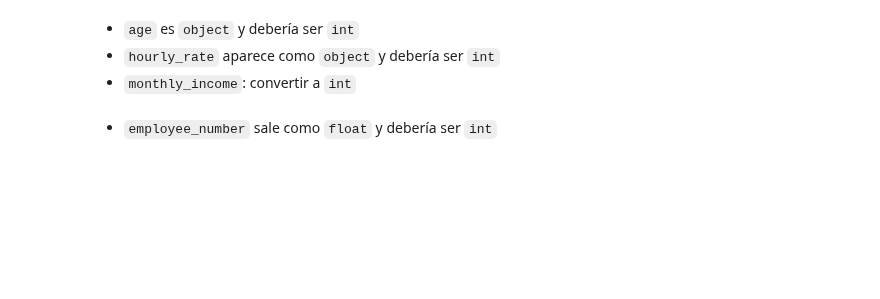
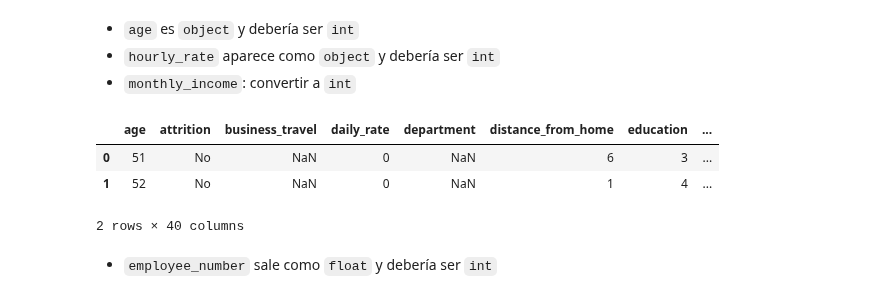
Before and after one commit to Violainedlst/proyecto-da-promo-H-modulo-3-team-2-People-pulse, a Jupyter notebook: Fase2_TDD_1.0.ipynb, the cells around one changed output. Saved outputs shown, nothing was run; the diff lists cells and outputs as text; code cells hidden in the pictures; blank space fills up the shorter version.

```diff
--- a/Fase2_TDD_1.0.ipynb
+++ b/Fase2_TDD_1.0.ipynb
@@ -108,17 +201,22 @@ data.head(2)
 # %%
 columnas3 = ['age', 'hourly_rate', 'monthly_income']
 
 # Itera sobre cada columna en la lista de columnas a convertir
 for columna in columnas3:
     # Asegúrate de que los valores de la columna son de tipo string
-    data[columna] = data[columna].astype(str)
+    data_noid[columna] = data_noid[columna].astype(str)
     # Elimina cualquier valor no numérico o vacío y reemplaza por 0
-    data[columna] = data[columna].replace(['nan', '', ' '], '0')
+    data_noid[columna] = data_noid[columna].replace(['nan', '', ' '], '0')
     # Convierte la columna a tipo numérico (int)
-    data[columna] = pd.to_numeric(data[columna], errors='coerce').fillna(0).astype(int)
+    data_noid[columna] = pd.to_numeric(data_noid[columna], errors='coerce').fillna(0).astype(int)
 
 # Muestra las primeras filas del DataFrame para verificar que los valores de las columnas se han modificado correctamente
-data.head(2)
+data_noid.head(2)
+# %% [output]
+|  | age | attrition | business_travel | daily_rate | department | distance_from_home | education | ... |
+| 0 | 51 | No | NaN | 0 | NaN | 6 | 3 | ... |
+| 1 | 52 | No | NaN | 0 | NaN | 1 | 4 | ... |
+2 rows × 40 columns
 # %% [markdown]
 - `employee_number` sale como `float` y debería ser `int`
 # %%
```
Also changed, not shown: parts of 12 cells of this notebook, 1 other file.
